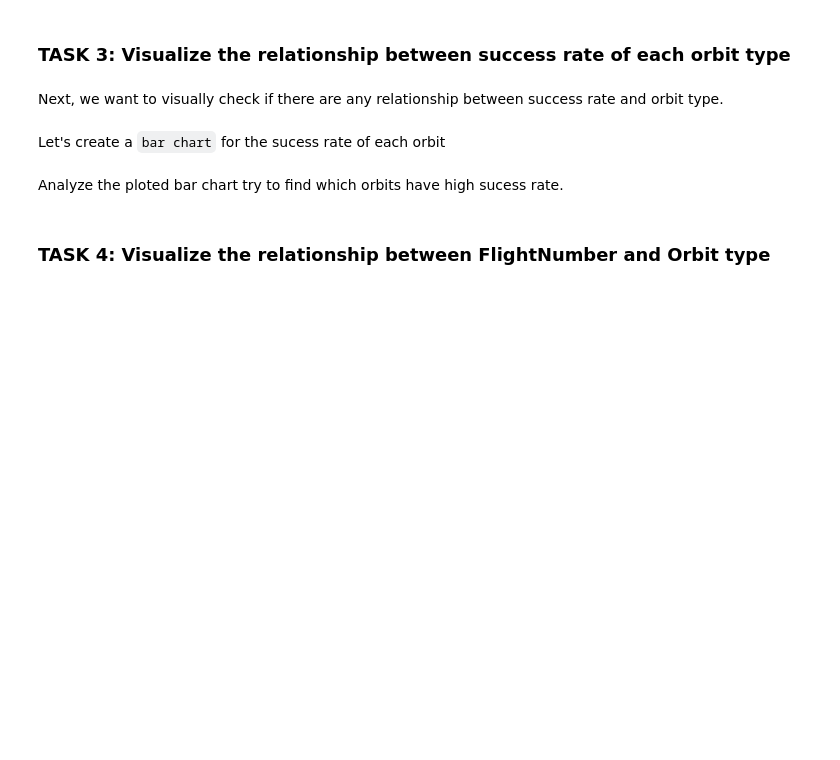
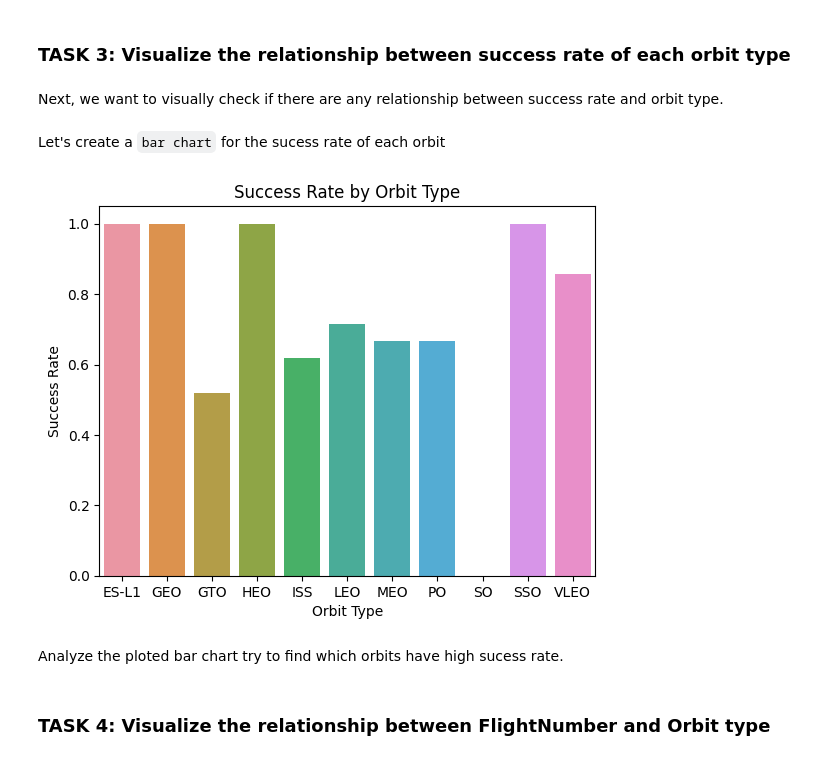
Before and after one commit to JosephOlaoluwa/ibm_capstone_project, a Jupyter notebook: jupyter-labs-eda-dataviz.ipynb, the cells around one changed output. Drawn from its saved outputs; the diff is of its cells as text; code cells hidden in the pictures; blank space fills up the shorter version.

```diff
--- a/jupyter-labs-eda-dataviz.ipynb
+++ b/jupyter-labs-eda-dataviz.ipynb
@@ -113,6 +124,15 @@ Next, we want to visually check if there are any relationship between success ra
 Let's create a `bar chart` for the sucess rate of each orbit
 # %%
 # HINT use groupby method on Orbit column and get the mean of Class column
+orbit_success_rate = df.groupby('Orbit')['Class'].mean().reset_index()
+sns.barplot(data=orbit_success_rate, x='Orbit', y='Class')
+
+plt.title('Success Rate by Orbit Type')
+plt.xlabel('Orbit Type')
+plt.ylabel('Success Rate')
+plt.show()
+# %% [output]
+[figure, added]
 # %% [markdown]
 Analyze the ploted bar chart try to find which orbits have high sucess rate.
 # %% [markdown]
```
Also changed, not shown: parts of 8 cells of this notebook, 3 other files.
